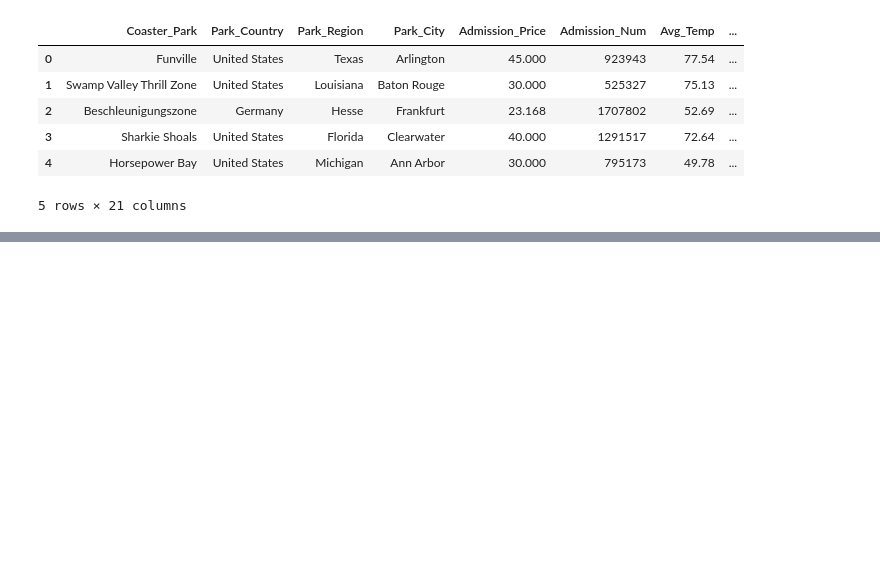
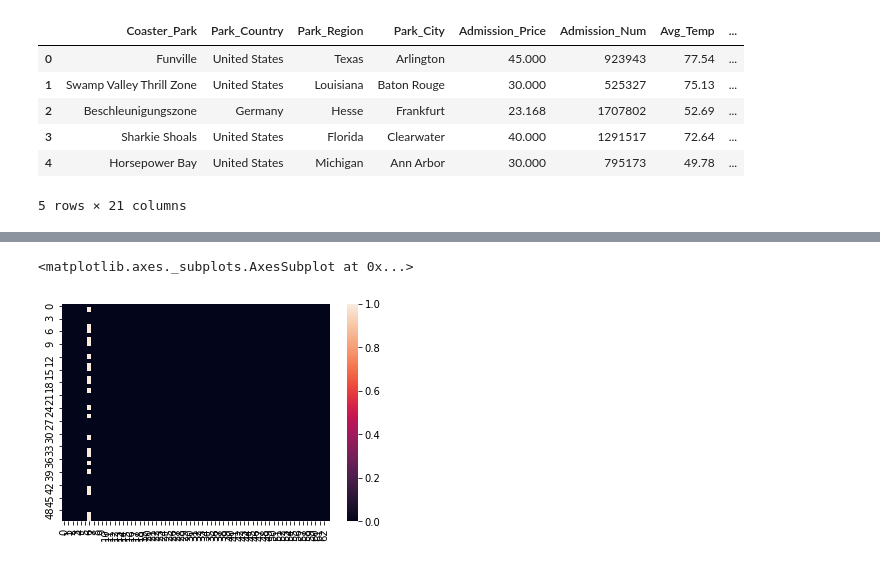
Before and after one commit to alecarreche/FLB, a Jupyter notebook: preprocessing.ipynb, the cells around one changed output, grey strips where cells are left out. Drawn from its saved outputs; the diff is of its cells as text; code cells hidden in the pictures; blank space fills up the shorter version.

```diff
--- a/preprocessing.ipynb
+++ b/preprocessing.ipynb
@@ -45,0 +118,19 @@ min(coasters["Wait_Time"])
+# %%
+#### Data Preparation ####
+cleaned_data = all_data.copy()
+
+# drop columns used to create response, this is capctured in our success metric
+drop_cols = ["Coaster_Park", "Duration", "Capacity", "Breakdowns", "num_coasters",
+             "Admission_Price", "Admission_Num", "hourly_capacity", "park_capacity", "Park_City"]
+cleaned_data = cleaned_data.set_index("Coaster_Name").drop(drop_cols, axis=1)
+
+# year should be category, not numerical
+cleaned_data["Year_Const"] = cleaned_data["Year_Const"].astype("category")
+
+cleaned_data = pd.get_dummies(cleaned_data)
+# %%
+# check for NA
+sns.heatmap(cleaned_data.reset_index().isna(), xticklabels=range(0, cleaned_data.shape[1]))
+# %% [output]
+<matplotlib.axes._subplots.AxesSubplot at 0x...>
+[figure, added]
```
Also changed, not shown: parts of 13 cells of this notebook, 3 other files.
